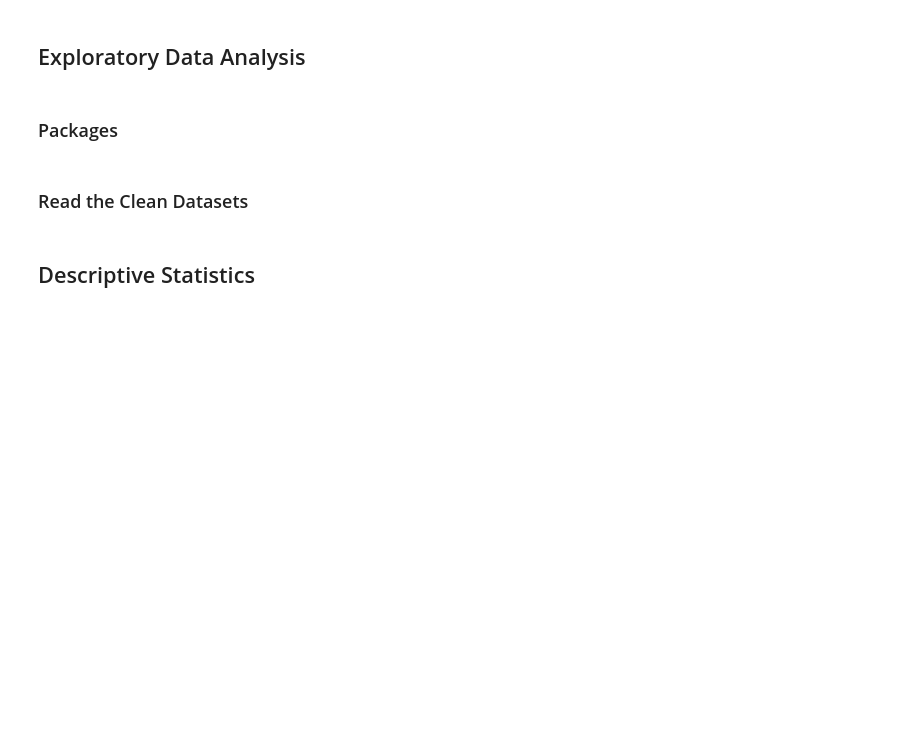
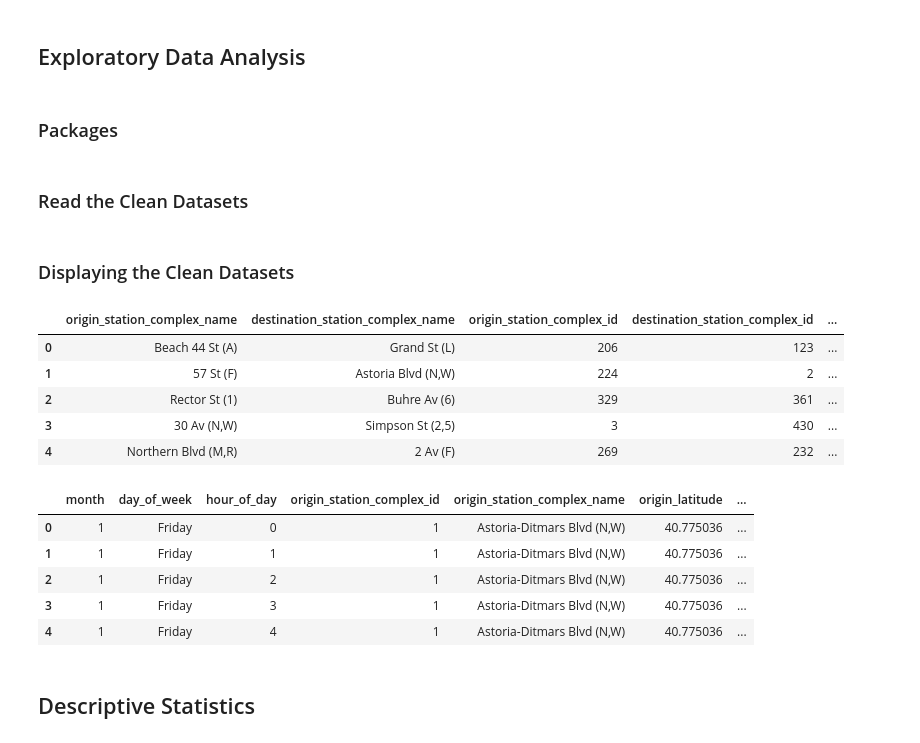
Before and after one commit to iansargent/nyc-subway-ridership-ml, a Jupyter notebook: Scripts/Analysis/exploratory_analysis.ipynb, the cells around one changed output. Drawn from its saved outputs; the diff is of its cells as text; code cells hidden in the pictures; blank space fills up the shorter version.

```diff
--- a/Scripts/Analysis/exploratory_analysis.ipynb
+++ b/Scripts/Analysis/exploratory_analysis.ipynb
@@ -26,5 +29,23 @@ od_flows = gpd.read_parquet(BytesIO(r_flows.content))
 # Read the origin time series file into a DataFrame
 url_ts = "https://raw.githubusercontent.com/iansargent/nyc-subway-ridership-ml/main/Data/Clean/origin_ridership_time_series_CLEAN.csv"
 origin = pd.read_csv(StringIO(requests.get(url_ts, verify=False).text))
+# %% [markdown]
+### Displaying the Clean Datasets
+# %%
+display(od_flows.head())
+display(origin.head())
+# %% [output]
+|  | origin_station_complex_name | destination_station_complex_name | origin_station_complex_id | destination_station_complex_id | ... |
+| 0 | Beach 44 St (A) | Grand St (L) | 206 | 123 | ... |
+| 1 | 57 St (F) | Astoria Blvd (N,W) | 224 | 2 | ... |
+| 2 | Rector St (1) | Buhre Av (6) | 329 | 361 | ... |
+| 3 | 30 Av (N,W) | Simpson St (2,5) | 3 | 430 | ... |
+| 4 | Northern Blvd (M,R) | 2 Av (F) | 269 | 232 | ... |
+|  | month | day_of_week | hour_of_day | origin_station_complex_id | origin_station_complex_name | origin_latitude | ... |
+| 0 | 1 | Friday | 0 | 1 | Astoria-Ditmars Blvd (N,W) | 40.775036 | ... |
+| 1 | 1 | Friday | 1 | 1 | Astoria-Ditmars Blvd (N,W) | 40.775036 | ... |
+| 2 | 1 | Friday | 2 | 1 | Astoria-Ditmars Blvd (N,W) | 40.775036 | ... |
+| 3 | 1 | Friday | 3 | 1 | Astoria-Ditmars Blvd (N,W) | 40.775036 | ... |
+| 4 | 1 | Friday | 4 | 1 | Astoria-Ditmars Blvd (N,W) | 40.775036 | ... |
 # %% [markdown]
 ## Descriptive Statistics
```
Also changed, not shown: parts of 5 cells of this notebook.
